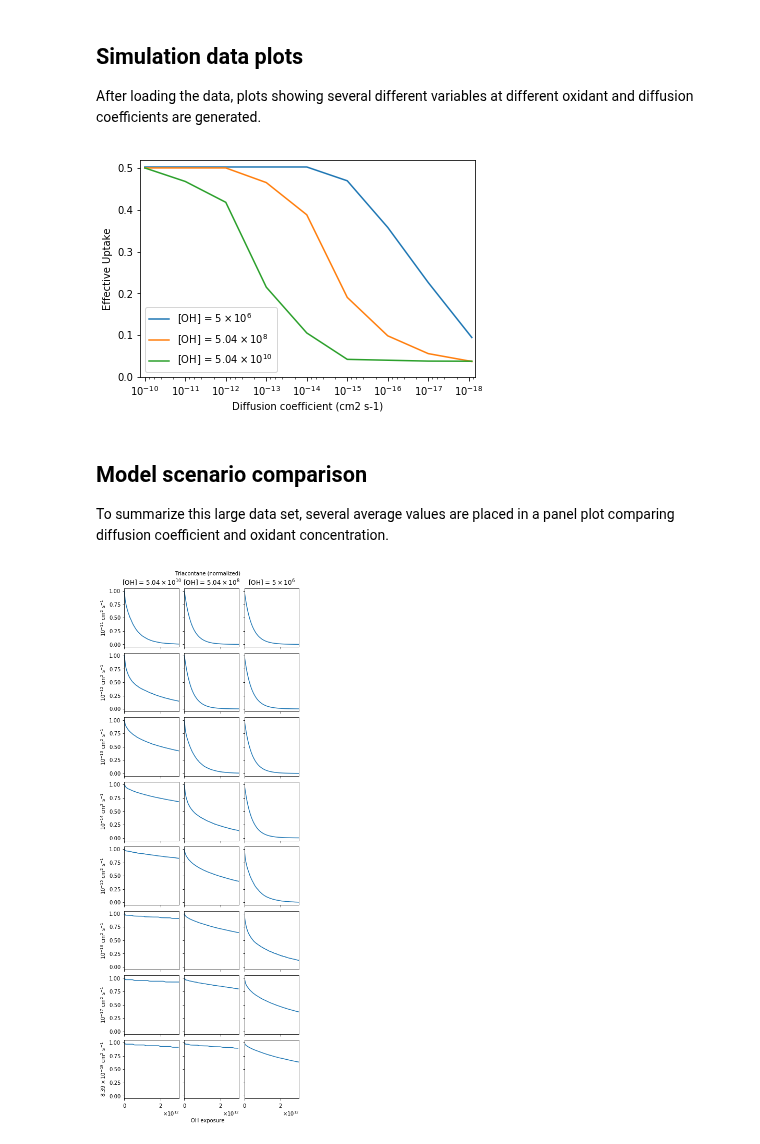
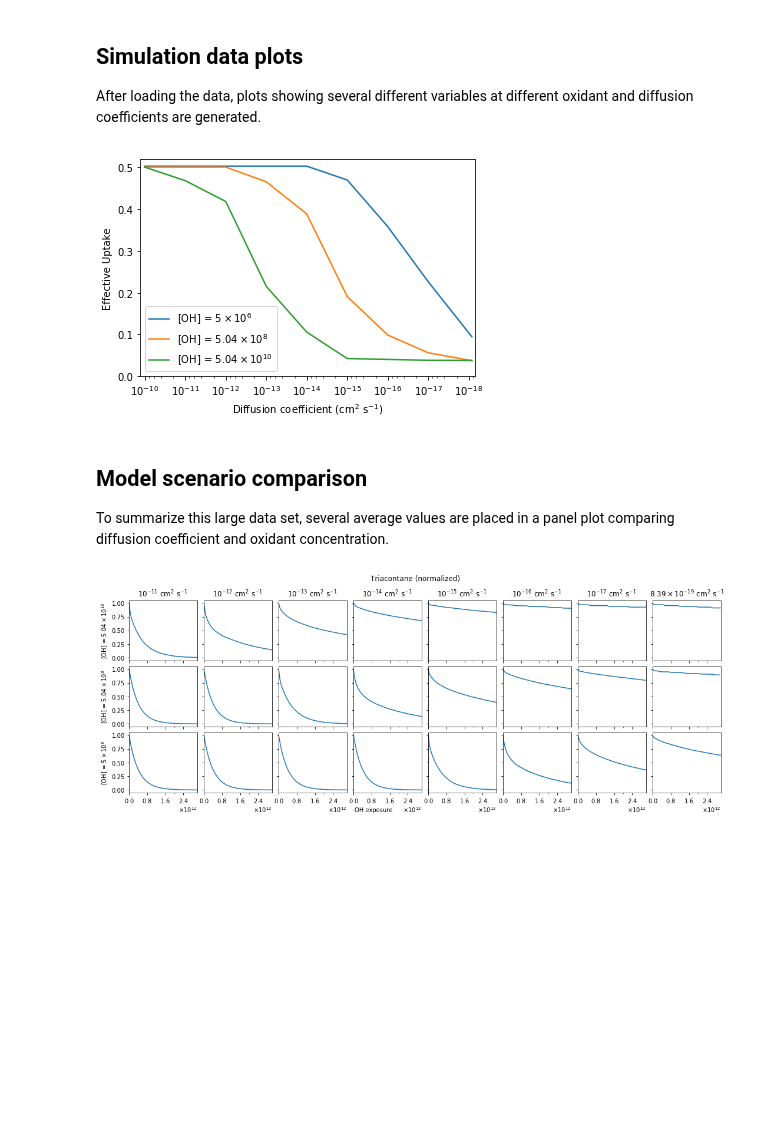
Before and after one commit to aawiegel/StackSimAnalysis, a Jupyter notebook: python/DiffusionSeries.ipynb, the cells around one changed output. Cells and saved outputs as stored; diff of their text form; code cells hidden in the pictures; blank space fills up the shorter version.

Commit message:
updated graphs

```diff
--- a/python/DiffusionSeries.ipynb
+++ b/python/DiffusionSeries.ipynb
@@ -87,7 +87,7 @@ After loading the data, plots showing several different variables at different o
 # %%
 %matplotlib inline
 
-diff_string = 'Diffusion coefficient (cm2 s-1)'
+diff_string = r'Diffusion coefficient (cm$^{2}$ s$^{-1}$)'
 uptake_string = 'Effective Uptake'
 
 
@@ -117,14 +117,14 @@ for cond in reversed(condition):
                           ylim=(0, 0.51))
 
 ax.set_xlim([1.3E-10, 7E-19])
-ax.set_ylim([0, 0.52])
-ax.set_xlabel(diff_string)
+ax.set_ylim([0, 0.52])ax.set_xlabel(diff_string)
 ax.set_ylabel(uptake_string)
+
 
 fig.savefig(os.path.join(subdir, 'effuptake.png'),
             fmt='png', dpi=300, bbox_inches='tight')
 # %% [output]
-[figure, old version]
+[figure, new version]
 # %%
 # Load data to be graphed below.
 
@@ -149,36 +149,38 @@ To summarize this large data set, several average values are placed in a panel p
 # %%
 %matplotlib inline
 
 # Triacontane decay comparison
 
-fig, axes = plt.subplots(8, 3, sharex=True, sharey=True, figsize=(6, 18))
+fig, axes = plt.subplots(3, 8, sharex=True, sharey=True, figsize=(18, 6))
 
 tri_string = "Triacontane (normalized)"
 
-plt.figtext(0.35, 0.90, tri_string)
+fig.suptitle(tri_string)
 
 plt.subplots_adjust(wspace=0.1, hspace=0.1)
-plt.figtext(0.42, 0.09, "OH exposure")
+plt.figtext(0.42, 0.05, "OH exposure")
 
 i = 0
 for cond in condition:
     j = 0
     for D in diffusion["ft"]:
         ScenarioData[cond+"_"+D].plot(x = 'OH exposure', y = tri_string,
-                                      ax = axes[j, i], legend=False)
-        axes[j, i].xaxis.label.set_visible(False)
-        axes[j, i].xaxis.set_major_formatter(ticker.ScalarFormatter(useMathText=True, useOffset=False))
+                                      ax = axes[i, j], legend=False)
+        axes[i, j].xaxis.label.set_visible(False)
+        axes[i, j].set_xlim([0, 3.01E12])
+        axes[i, j].xaxis.set_major_formatter(ticker.ScalarFormatter(useMathText=True, useOffset=False))
+        axes[i, j].xaxis.set_major_locator(ticker.MaxNLocator(5))
         if j == 0:
-            axes[j, i].set_title(cond_string_conv[cond])
+            axes[i, j].set_ylabel(cond_string_conv[cond])
         if i == 0:
-            axes[j, i].set_ylabel(D_string_format[D]+r" cm$^2$ s$^{-1}$")
+            axes[i, j].set_title(D_string_format[D]+r" cm$^2$ s$^{-1}$")
         j += 1
     i += 1
 
-fig.savefig(os.path.join(subdir, 'triacontane.png'),
+fig.savefig(os.path.join(subdir, 'triacontane_horiz.png'),
             fmt='png', dpi=300, bbox_inches='tight')
 # %% [output]
-[figure, old version]
+[figure, new version]
 # %%
 %matplotlib inline
 
```
Also changed, not shown: parts of 6 cells of this notebook, 1 other file.
